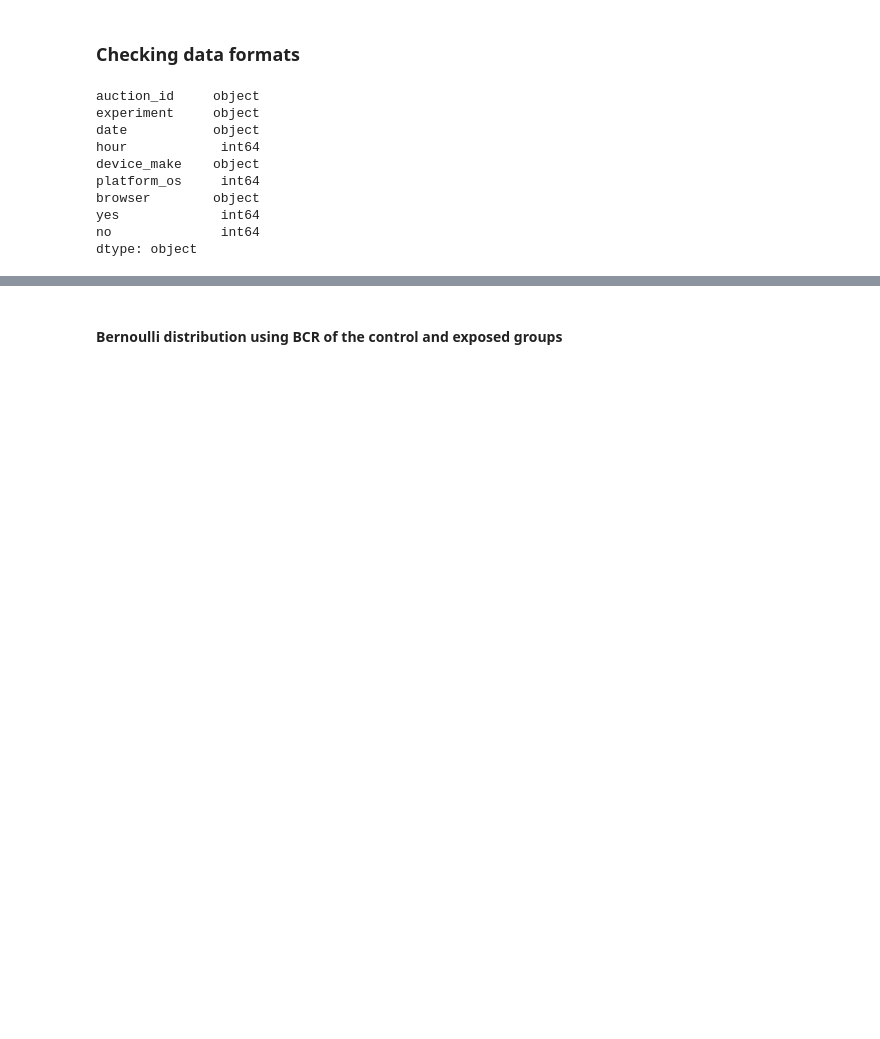
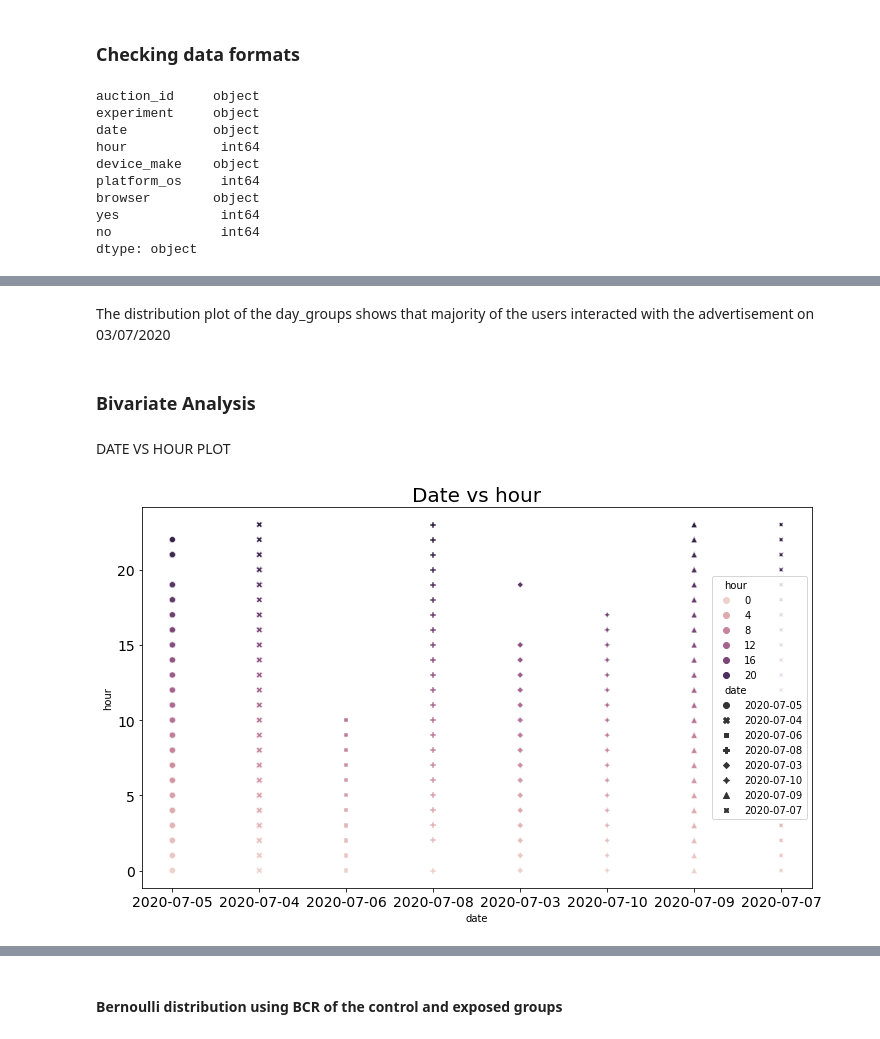
Before and after one commit to 10AcademyAbtestingProject/smartAd-abtesting, a Jupyter notebook: Notebooks/eda_AB_Testing.ipynb, the cells around one changed output, grey strips where cells are left out. Saved outputs shown, nothing was run; the diff lists cells and outputs as text; code cells hidden in the pictures; blank space fills up the shorter version.

```diff
--- a/Notebooks/eda_AB_Testing.ipynb
+++ b/Notebooks/eda_AB_Testing.ipynb
@@ -206,0 +225,12 @@ dtype: object
+# %% [markdown]
+The distribution plot of the day_groups shows that majority of the users interacted with the advertisement on 03/07/2020
+# %% [markdown]
+### Bivariate Analysis
+# %% [markdown]
+DATE VS HOUR PLOT
+# %%
+from eda_plot import Plot
+plot = Plot()
+plot.plot_scatter(df, 'date', 'hour', 'Date vs hour', 'hour','date')
+# %% [output]
+[figure, added]
```
Also changed, not shown: parts of 16 cells of this notebook.
